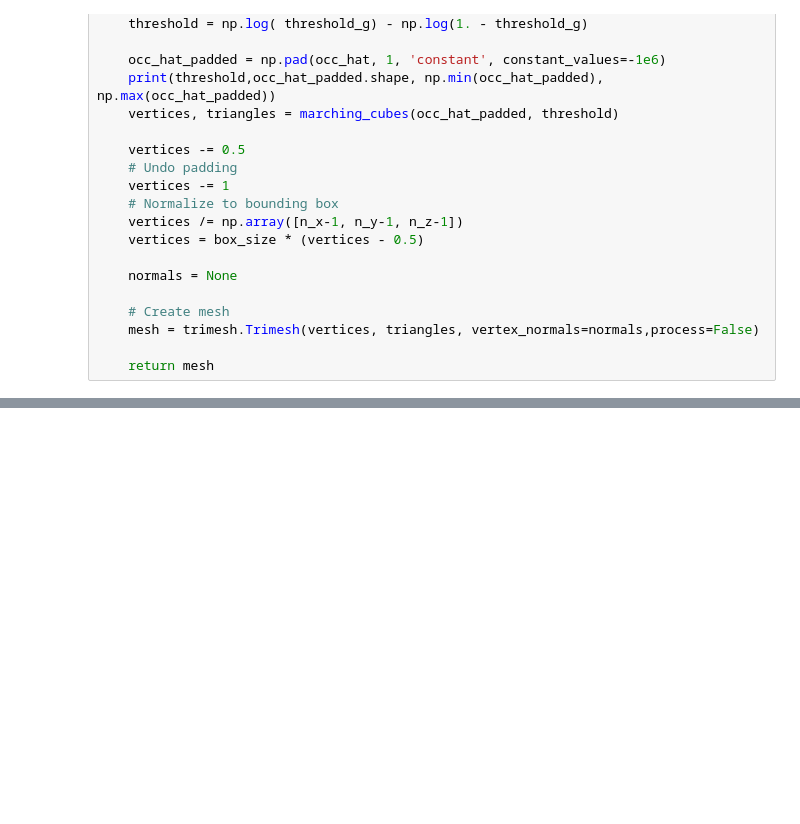
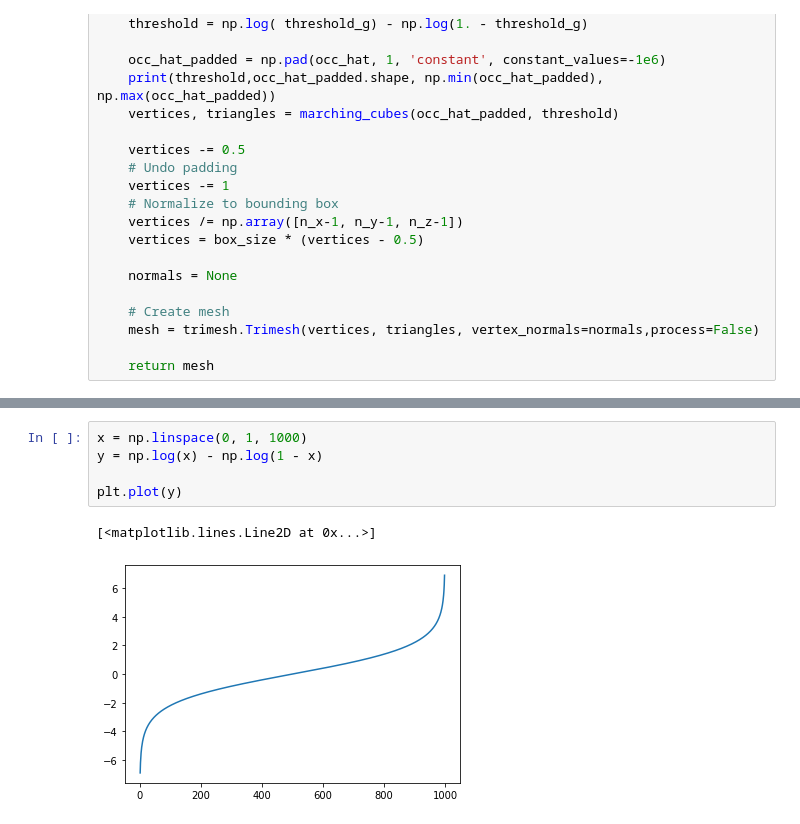
Before and after one commit to Computer-Vision-IIITH-2021/project-noisypixel, a Jupyter notebook: check_model.ipynb, the cells around one changed output, grey strips where cells are left out. Cells and saved outputs as stored; diff of their text form; blank space fills up the shorter version.

```diff
--- a/check_model.ipynb
+++ b/check_model.ipynb
@@ -191,0 +270,8 @@ torch.Size([49, 3]) torch.Size([1, 128])
+# %%
+x = np.linspace(0, 1, 1000)
+y = np.log(x) - np.log(1 - x)
+
+plt.plot(y)
+# %% [output]
+[<matplotlib.lines.Line2D at 0x...>]
+[figure, added]
```
Also changed, not shown: parts of 28 cells of this notebook, 5 other files.
